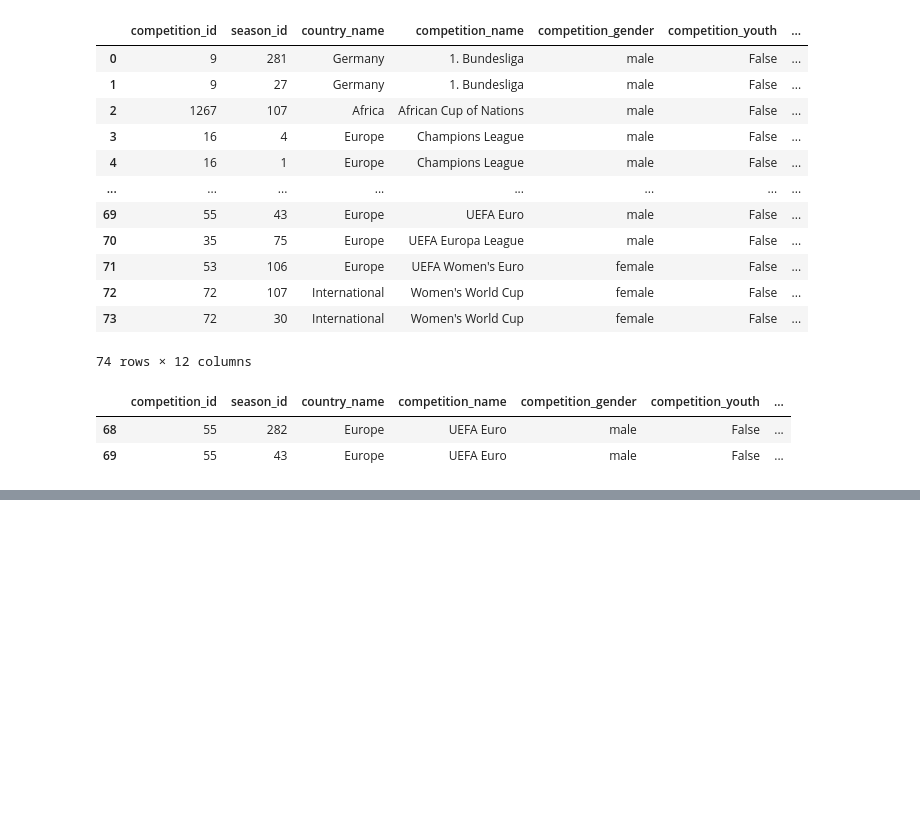
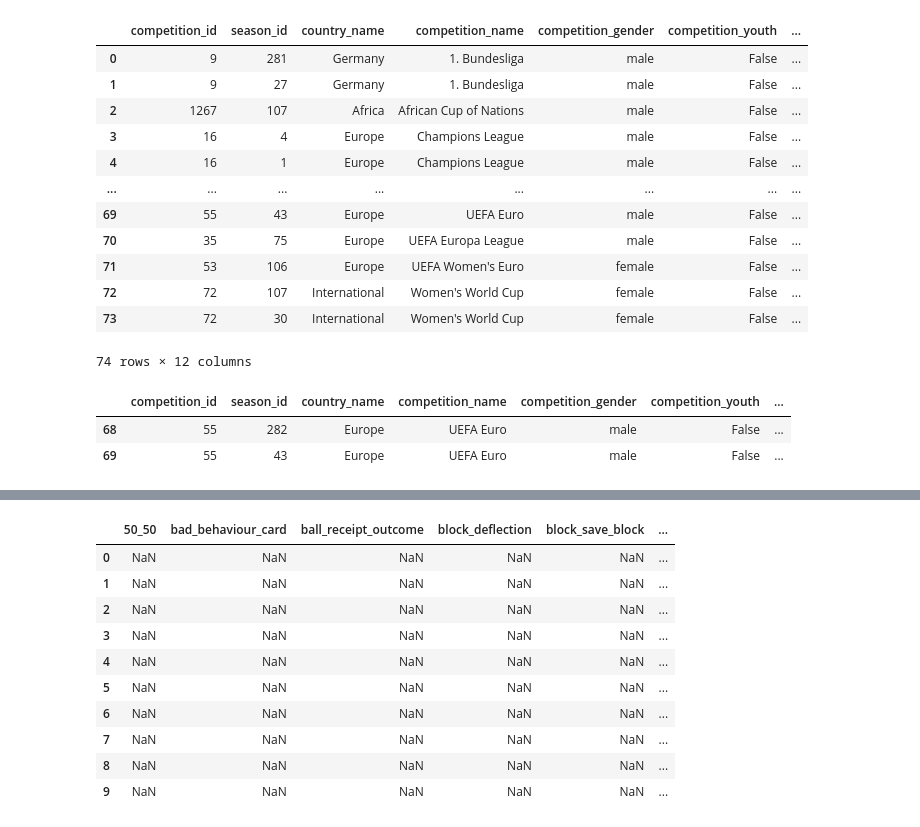
Before and after one commit to cayopereira/eurocopa-2024, a Jupyter notebook: scripts/main.ipynb, the cells around one changed output, grey strips where cells are left out. Cells and saved outputs as stored; diff of their text form; code cells hidden in the pictures; blank space fills up the shorter version.

```diff
--- a/scripts/main.ipynb
+++ b/scripts/main.ipynb
@@ -39,0 +72,23 @@ free_comps.query('competition_name == "UEFA Euro"')
+# %%
+# chamando statsbombpy eventos API para trazer os dados de eventos da partida especificada
+
+match_events = sb.events(match_id=latest_match_id)
+
+# mostrar todas as colunas de um dataframe
+pd.set_option('display.max_columns', None)
+
+# exibindo os 10 primeiros eventos da partida
+
+match_events.head(10)
+# %% [output]
+|  | 50_50 | bad_behaviour_card | ball_receipt_outcome | block_deflection | block_save_block | ... |
+| 0 | NaN | NaN | NaN | NaN | NaN | ... |
+| 1 | NaN | NaN | NaN | NaN | NaN | ... |
+| 2 | NaN | NaN | NaN | NaN | NaN | ... |
+| 3 | NaN | NaN | NaN | NaN | NaN | ... |
+| 4 | NaN | NaN | NaN | NaN | NaN | ... |
+| 5 | NaN | NaN | NaN | NaN | NaN | ... |
+| 6 | NaN | NaN | NaN | NaN | NaN | ... |
+| 7 | NaN | NaN | NaN | NaN | NaN | ... |
+| 8 | NaN | NaN | NaN | NaN | NaN | ... |
+| 9 | NaN | NaN | NaN | NaN | NaN | ... |
```
Also changed, not shown: parts of 14 cells of this notebook, 1 other file.
